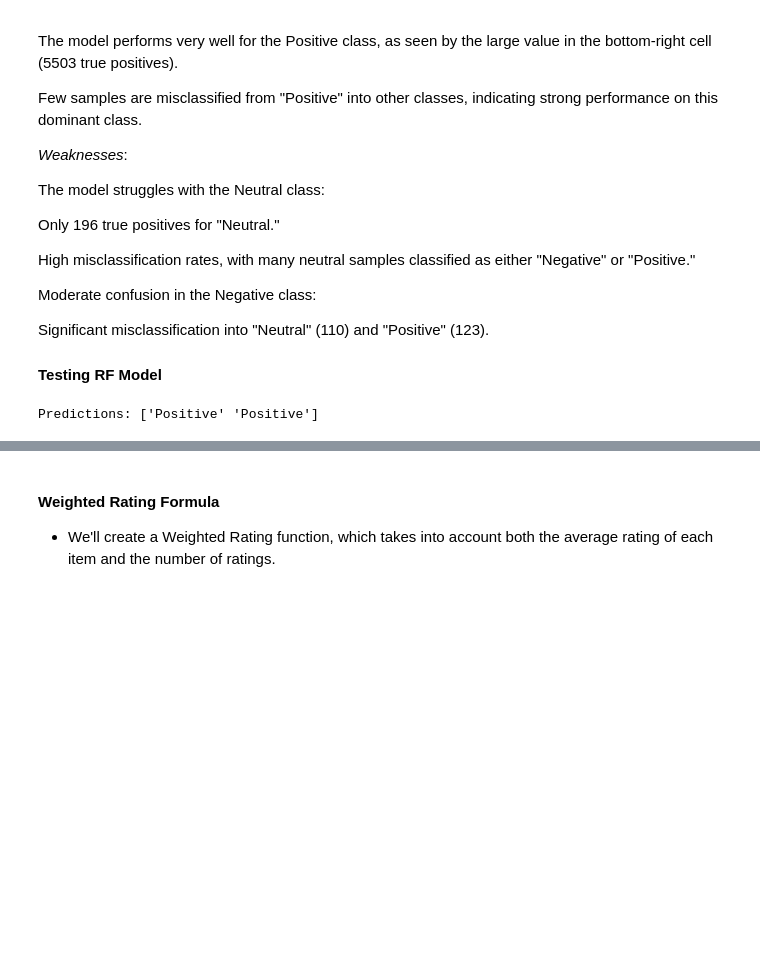
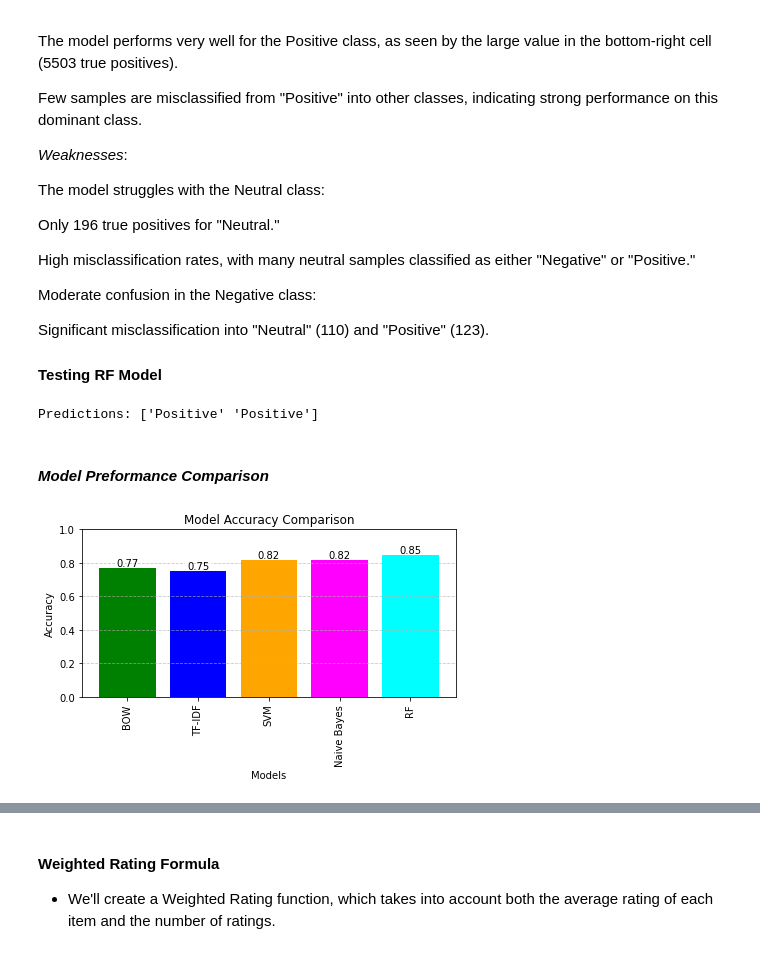
Before and after one commit to joakimTI/JUMIA-PRODUCTS-RECOMMENDATION-AND-PRODUCT-REVIEW-SYSTEM, a Jupyter notebook: index.ipynb, the cells around one changed output, grey strips where cells are left out. Saved outputs shown, nothing was run; the diff lists cells and outputs as text; code cells hidden in the pictures; blank space fills up the shorter version.

Commit message:
added model performance comparison

```diff
--- a/index.ipynb
+++ b/index.ipynb
@@ -1528,3 +1528,40 @@ new_predictions = predict_sentiment(new_sentences, vectorizer1, rf_model)
 print("Predictions:", new_predictions)
 # %% [output]
 Predictions: ['Positive' 'Positive']
+# %% [markdown]
+#### *Model Preformance Comparison*
+# %%
+# Model names and their corresponding accuracies
+models = ['BOW', 'TF-IDF', 'SVM', 'Naive Bayes', 'RF']
+
+accuracies = [0.77, 0.75, 0.82, 0.82, 0.85]
+
+# Create a list of different colors for the bars
+colors = ['green', 'blue', 'orange', 'magenta', 'cyan']
+# Create the bar graph
+plt.bar(models, accuracies, color=colors)
+
+# Add value labels on top of each bar with white color
+for index, (value, model_name) in enumerate(zip(accuracies, models)):
+    plt.text(index, value + 0.01, str(value),
+             ha='center', va='bottom', color='white',
+             fontsize=12,fontweight='bold')
+    # Add model names within the bars with white
+    # color and adjust vertical alignment
+
+# Add value labels on top of each bar
+for index, value in enumerate(accuracies):
+    plt.text(index, value + 0.01, str(value), ha='center')
+
+plt.xlabel('Models')
+plt.ylabel('Accuracy')
+plt.title('Model Accuracy Comparison')
+
+plt.ylim([0, 1])
+plt.xticks(rotation=90)
+plt.grid(axis='y', linestyle='--', alpha=0.7) # Add a faint grid for better readability
+
+plt.tight_layout() # Adjust spacing to prevent overlapping elements
+plt.show();
+# %% [output]
+[figure, added]
```
Also changed, not shown: parts of 7 cells of this notebook.
